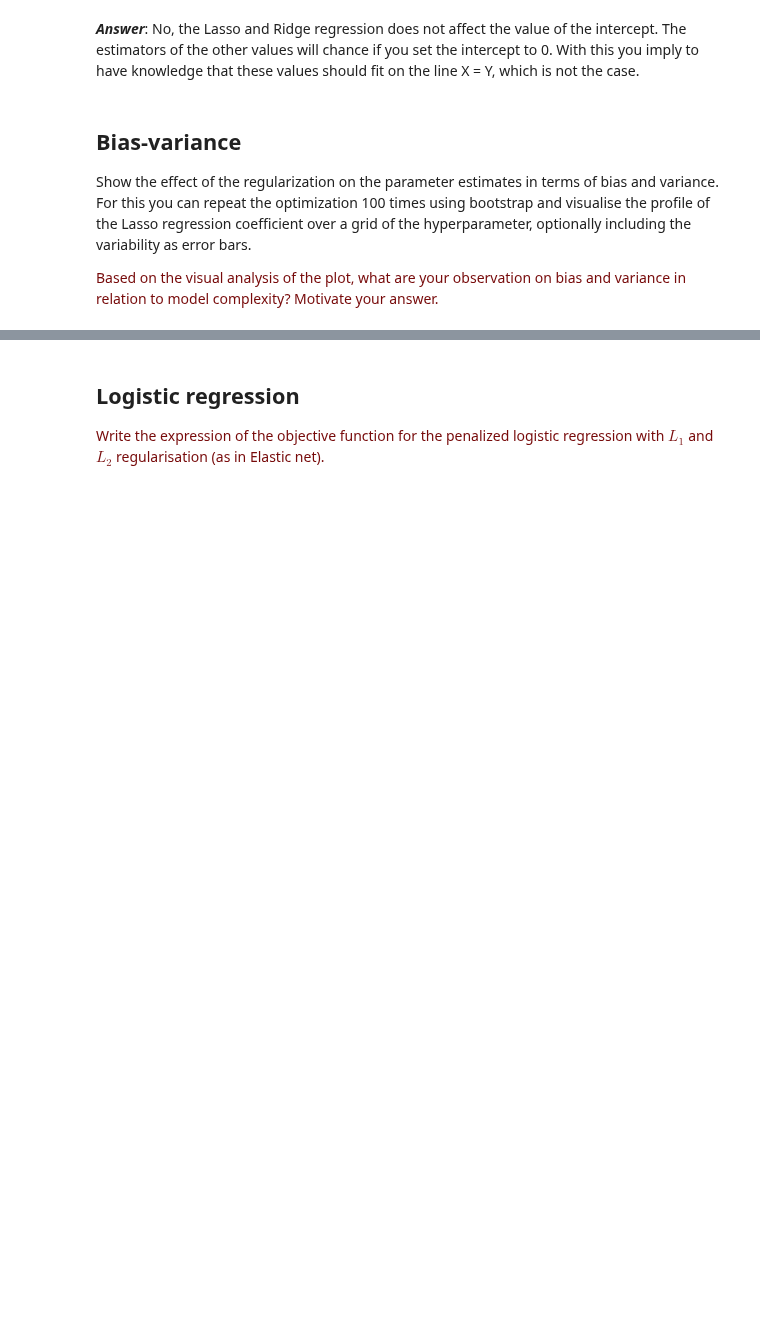
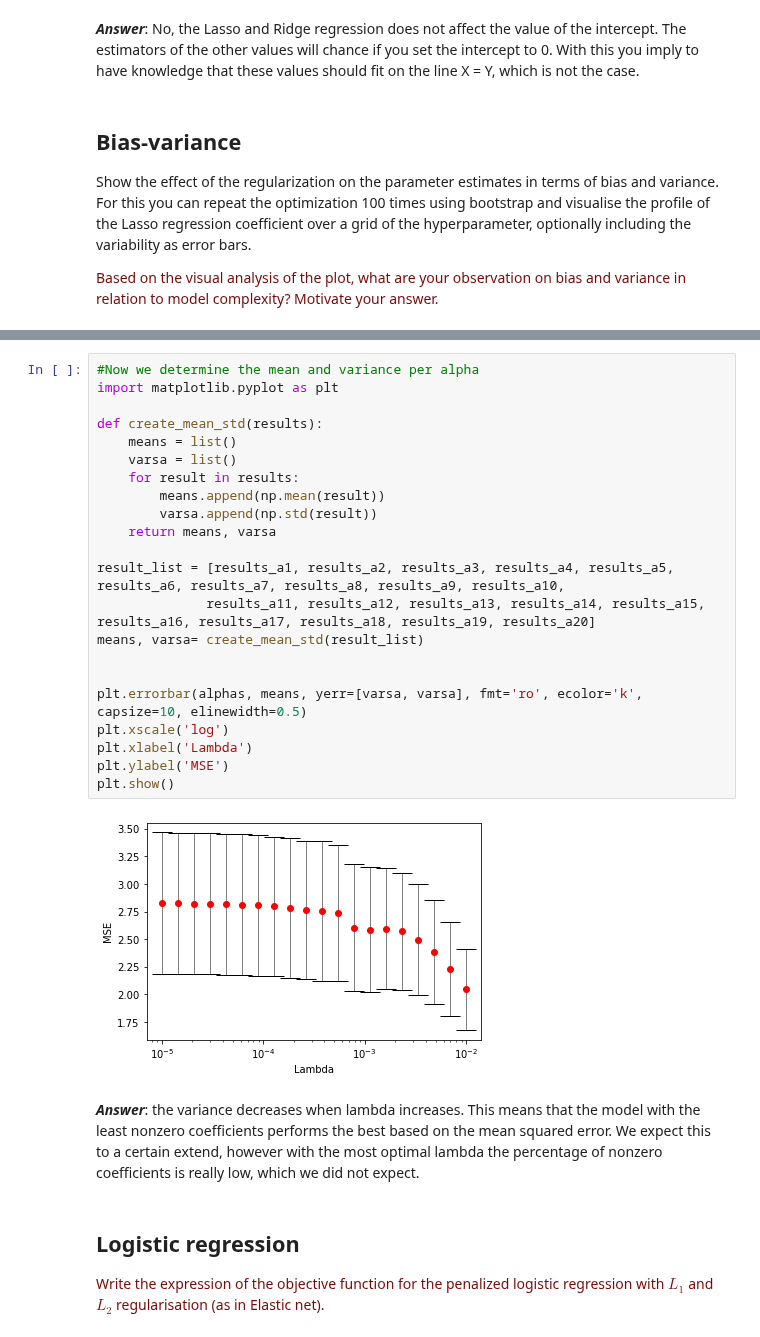
Before and after one commit to MirtheK/8dm50-machine-learning, a Jupyter notebook: practicals/week_3.ipynb, the cells around one changed output, grey strips where cells are left out. Saved outputs shown, nothing was run; the diff lists cells and outputs as text; blank space fills up the shorter version.

```diff
--- a/practicals/week_3.ipynb
+++ b/practicals/week_3.ipynb
@@ -410,3 +571,29 @@ Show the effect of the regularization on the parameter estimates in terms of bia
+# %%
+#Now we determine the mean and variance per alpha
+import matplotlib.pyplot as plt
+
+def create_mean_std(results):
+    means = list()
+    varsa = list()
+    for result in results:
+        means.append(np.mean(result))
+        varsa.append(np.std(result))
+    return means, varsa
+
+result_list = [results_a1, results_a2, results_a3, results_a4, results_a5, results_a6, results_a7, results_a8, results_a9, results_a10,
+              results_a11, results_a12, results_a13, results_a14, results_a15, results_a16, results_a17, results_a18, results_a19, results_a20]
+means, varsa= create_mean_std(result_list)
+
+
+plt.errorbar(alphas, means, yerr=[varsa, varsa], fmt='ro', ecolor='k', capsize=10, elinewidth=0.5)
+plt.xscale('log')
+plt.xlabel('Lambda')
+plt.ylabel('MSE')
+plt.show()
+# %% [output]
+[figure, added]
+# %% [markdown]
+***Answer***: the variance decreases when lambda increases. This means that the model with the least nonzero coefficients performs the best based on the mean squared error. We expect this to a certain extend, however with the most optimal lambda the percentage of nonzero coefficients is really low, which we did not expect.
 # %% [markdown]
 ## Logistic regression
 
```
Also changed, not shown: parts of 4 cells of this notebook.
